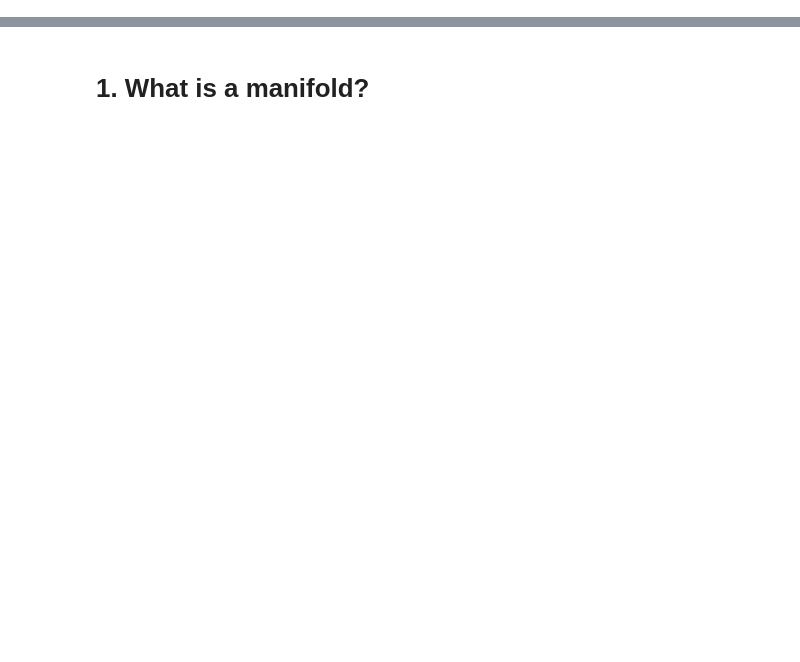
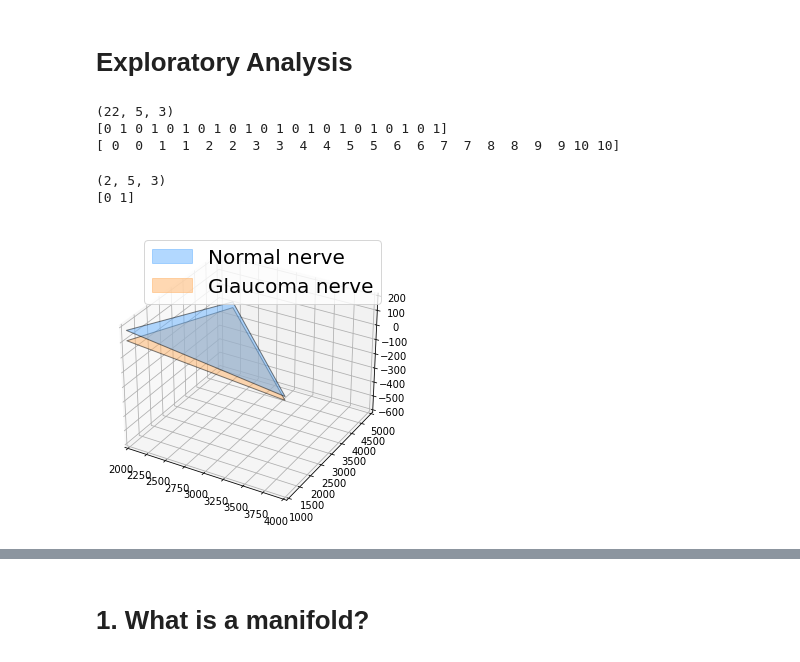
Before and after one commit to geometric-intelligence/ece594n, a Jupyter notebook: lectures/01_a_manifolds_and_lie_groups.ipynb, the cells around one changed output, grey strips where cells are left out. Saved outputs shown, nothing was run; the diff lists cells and outputs as text; code cells hidden in the pictures; blank space fills up the shorter version.

```diff
--- a/lectures/01_a_manifolds_and_lie_groups.ipynb
+++ b/lectures/01_a_manifolds_and_lie_groups.ipynb
@@ -10,0 +58,2 @@ $\color{#003660}{\text{Nina Miolane - Assistant Professor}}$ @ BioShape Lab @ UC
+# %% [markdown]
+# Exploratory Analysis
@@ -10,0 +70,40 @@ $\color{#003660}{\text{Nina Miolane - Assistant Professor}}$ @ BioShape Lab @ UC
+# %%
+import geomstats.datasets.utils as data_utils
+
+nerves, labels, monkeys = data_utils.load_optical_nerves()
+print(nerves.shape)
+print(labels)
+print(monkeys)
+# %% [output]
+(22, 5, 3)
+[0 1 0 1 0 1 0 1 0 1 0 1 0 1 0 1 0 1 0 1 0 1]
+[ 0  0  1  1  2  2  3  3  4  4  5  5  6  6  7  7  8  8  9  9 10 10]
+# %%
+two_nerves = nerves[monkeys == 1]
+print(two_nerves.shape)
+
+two_labels = labels[monkeys == 1]
+print(two_labels)
+
+label_to_str = {0: "Normal nerve", 1: "Glaucoma nerve"}
+label_to_color = {
+    0: (102 / 255, 178 / 255, 255 / 255, 1.0),
+    1: (255 / 255, 178 / 255, 102 / 255, 1.0),
+}
+# %% [output]
+(2, 5, 3)
+[0 1]
+# %%
+fig = plt.figure()
+ax = Axes3D(fig); ax.set_xlim((2000, 4000)); ax.set_ylim((1000, 5000)); ax.set_zlim((-600, 200))
+
+for nerve, label in zip(two_nerves, two_labels):
+    x = nerve[1:4, 0]; y = nerve[1:4, 1]; z = nerve[1:4, 2]; verts = [list(zip(x, y, z))]
+    poly = Poly3DCollection(verts, alpha=0.5); color = label_to_color[int(label)]; poly.set_color(colors.rgb2hex(color)); poly.set_edgecolor("k")
+    ax.add_collection3d(poly)
+
+patch_0 = mpatches.Patch(color=label_to_color[0], label=label_to_str[0], alpha=0.5)
+patch_1 = mpatches.Patch(color=label_to_color[1], label=label_to_str[1], alpha=0.5)
+plt.legend(handles=[patch_0, patch_1], prop={"size": 20}); plt.show()
+# %% [output]
+[figure, added]
```
Also changed, not shown: parts of 149 cells of this notebook, 33 other files.
